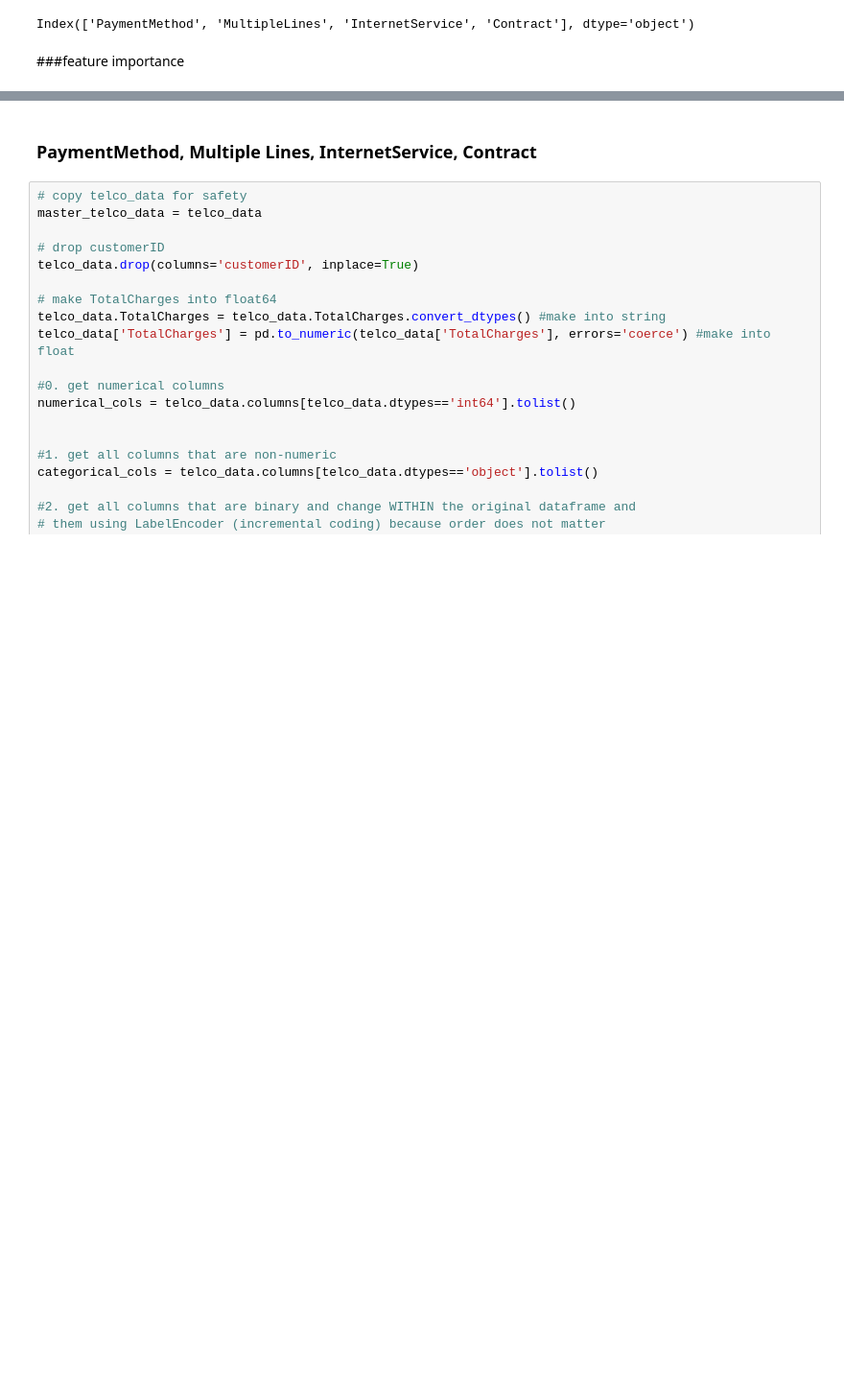
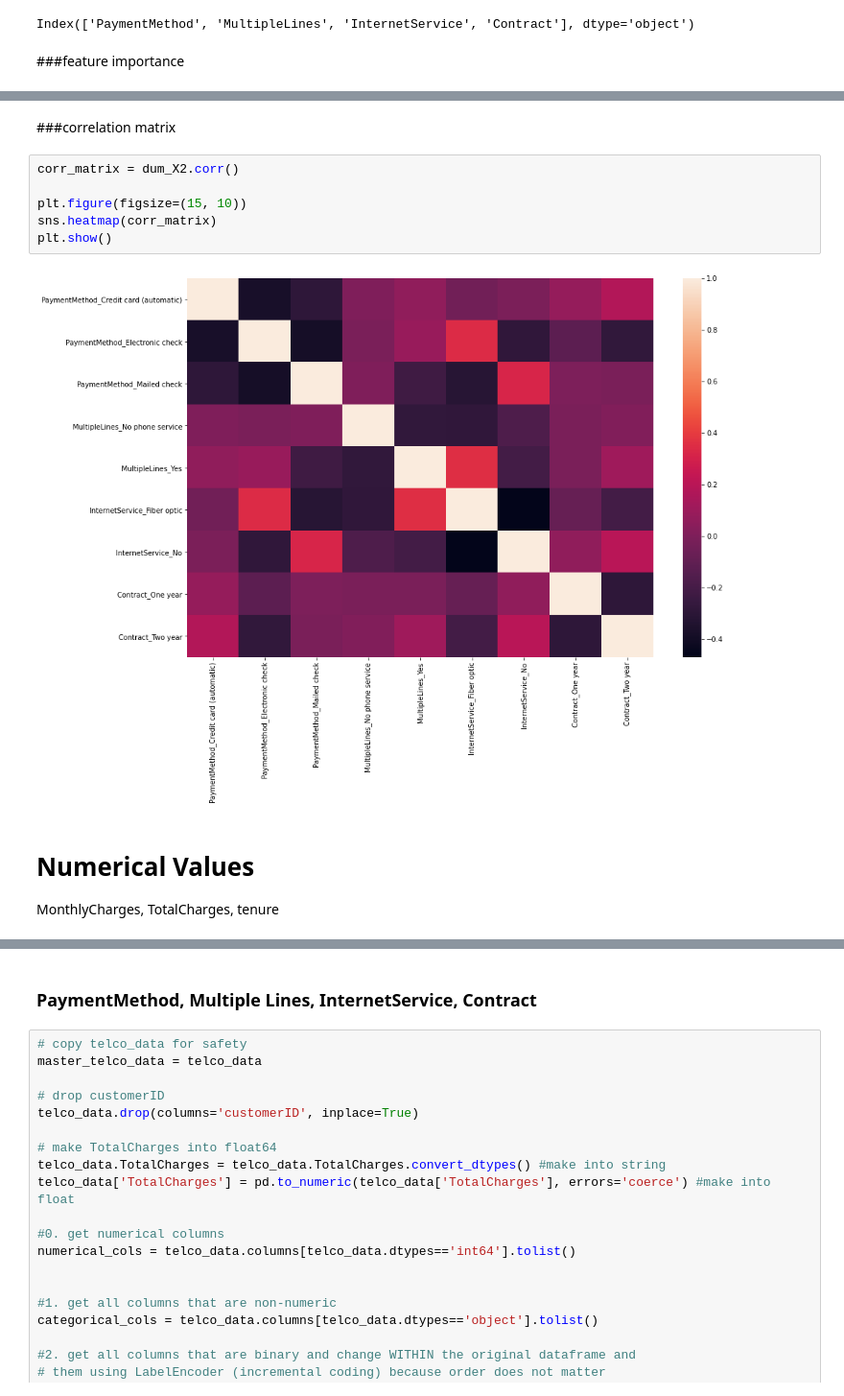
Before and after one commit to anjaleeDS/MLCS68, a Jupyter notebook: 01hwTelco_churn_prediction.ipynb, the cells around one changed output, grey strips where cells are left out. Shown at 96% size. Saved outputs shown, nothing was run; the diff lists cells and outputs as text; blank space fills up the shorter version.

```diff
--- a/01hwTelco_churn_prediction.ipynb
+++ b/01hwTelco_churn_prediction.ipynb
@@ -200,0 +227,13 @@ plt.show()
+# %% [markdown]
+###correlation matrix
+# %%
+corr_matrix = dum_X2.corr()
+
+plt.figure(figsize=(15, 10))
+sns.heatmap(corr_matrix)
+plt.show()
+# %% [output]
+[figure, added]
+# %% [markdown]
+# Numerical Values
+MonthlyCharges, TotalCharges, tenure
```
Also changed, not shown: parts of 25 cells of this notebook.
